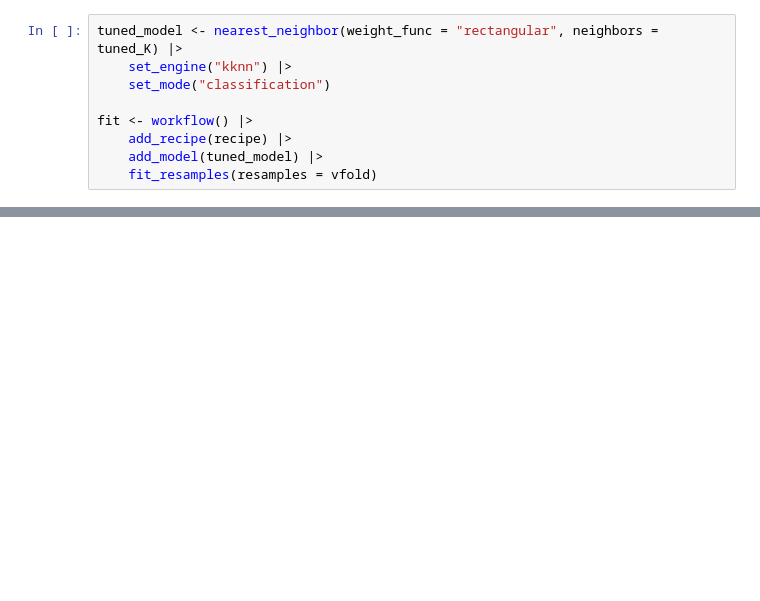
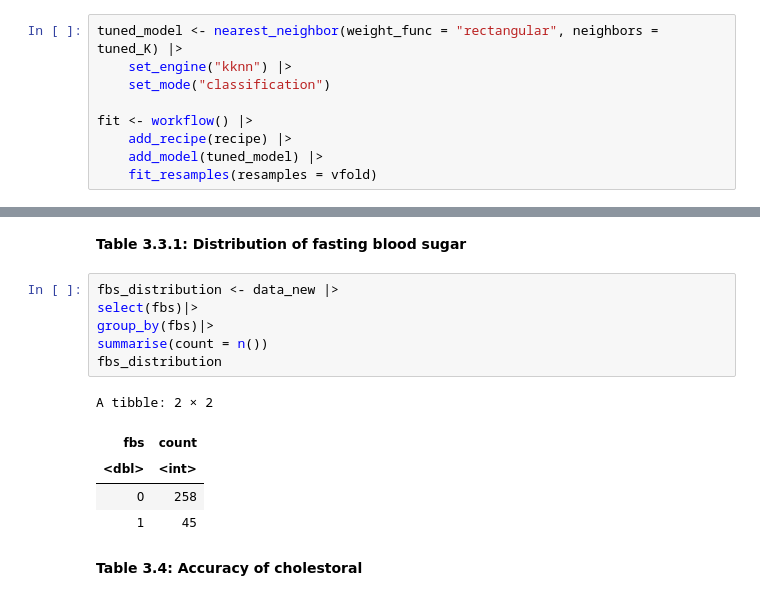
Before and after one commit to BeesKneezz/dsci_100_2023_group_7, a Jupyter notebook: data_analysis.ipynb, the cells around one changed output, grey strips where cells are left out. Cells and saved outputs as stored; diff of their text form; blank space fills up the shorter version.

Commit message:
Read description
Changed:
- added seed into libraries cell
- added methodologies
- added table and figure labels
- included why fbs will not be used to find accuracies

```diff
--- a/data_analysis.ipynb
+++ b/data_analysis.ipynb
@@ -348 +416,17 @@ A tibble: 4 × 3
+# %% [markdown]
+**Table 3.3.1: Distribution of fasting blood sugar**
+# %%
+fbs_distribution <- data_new |>
+select(fbs)|>
+group_by(fbs)|>
+summarise(count = n())
+fbs_distribution
+# %% [output]
+A tibble: 2 × 2
+| fbs | count |
+| <dbl> | <int> |
+| 0 | 258 |
+| 1 | 45 |
+# %% [markdown]
+**Table 3.4: Accuracy of cholestoral**
 # %%
```
Also changed, not shown: parts of 25 cells of this notebook.
